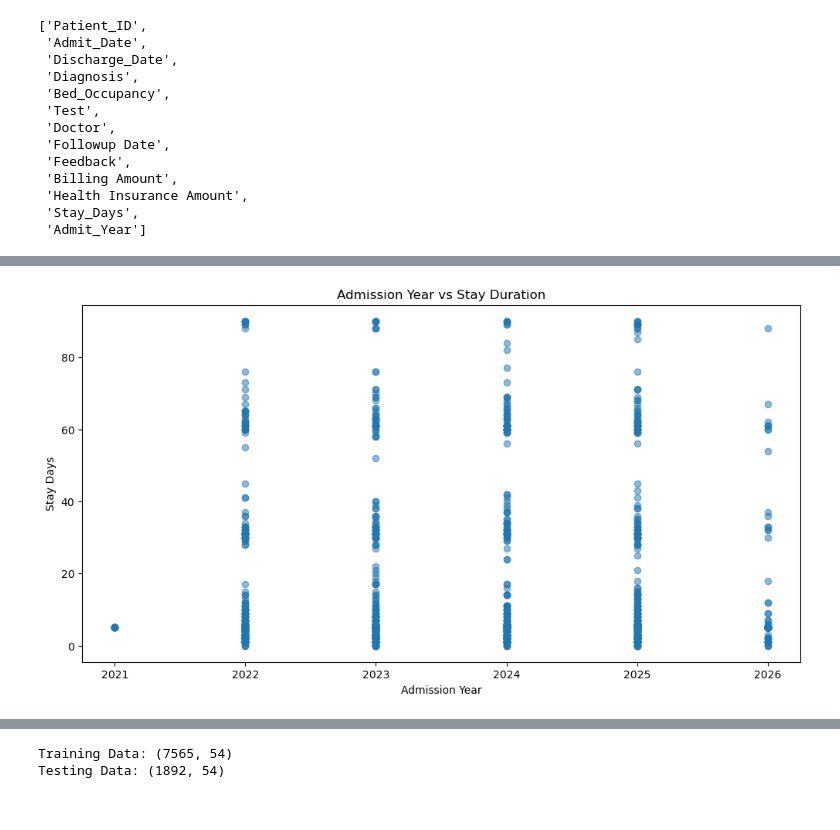
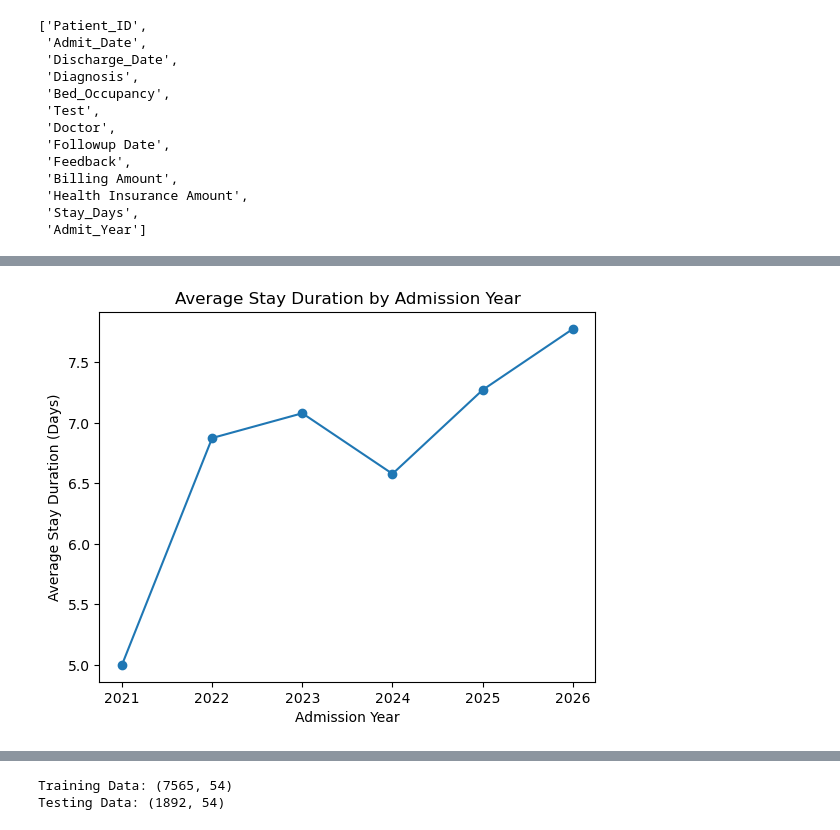
Before and after one commit to VatsalMarwadi/Hospital-Data-Analysis, a Jupyter notebook: notebooks/Hospital_ML.ipynb, the cells around one changed output, grey strips where cells are left out. Drawn from its saved outputs; the diff is of its cells as text; code cells hidden in the pictures.

```diff
--- a/notebooks/Hospital_ML.ipynb
+++ b/notebooks/Hospital_ML.ipynb
@@ -11,7 +11,7 @@ from sklearn.metrics import mean_squared_error
 from sklearn.metrics import r2_score
 # %%
 # Load Dataset
-hospital_ml_df = pd.DataFrame(pd.read_csv("Healthcare_Cleaned.csv"))
+hospital_ml_df = pd.read_csv(r"E:\MCA SEM-III\CAUE_603_DATA_ANALYTICS\CASE_STUDY\Hospital-Data-Analysis\data\cleaned\hospital_cleaned.csv")
 # %%
 # Display First 5 Records
 hospital_ml_df.head()
@@ -93,10 +94,10 @@ plt.show()
 # %%
 # Admission Year vs Stay Duration
-plt.figure(figsize=(12, 6))
-plt.scatter(hospital_ml_df["Admit_Year"], hospital_ml_df["Stay_Days"], alpha=0.5)
+year_stay = (hospital_ml_df.groupby("Admit_Year")["Stay_Days"].mean().sort_index())
+plt.plot(year_stay.index, year_stay.values, marker="o")
+plt.title("Average Stay Duration by Admission Year")
 plt.xlabel("Admission Year")
-plt.ylabel("Stay Days")
-plt.title("Admission Year vs Stay Duration")
+plt.ylabel("Average Stay Duration (Days)")
 plt.show()
 # %% [output]
-[figure, old version]
+[figure, new version]
```
Also changed, not shown: parts of 9 cells of this notebook, 3 other files.
